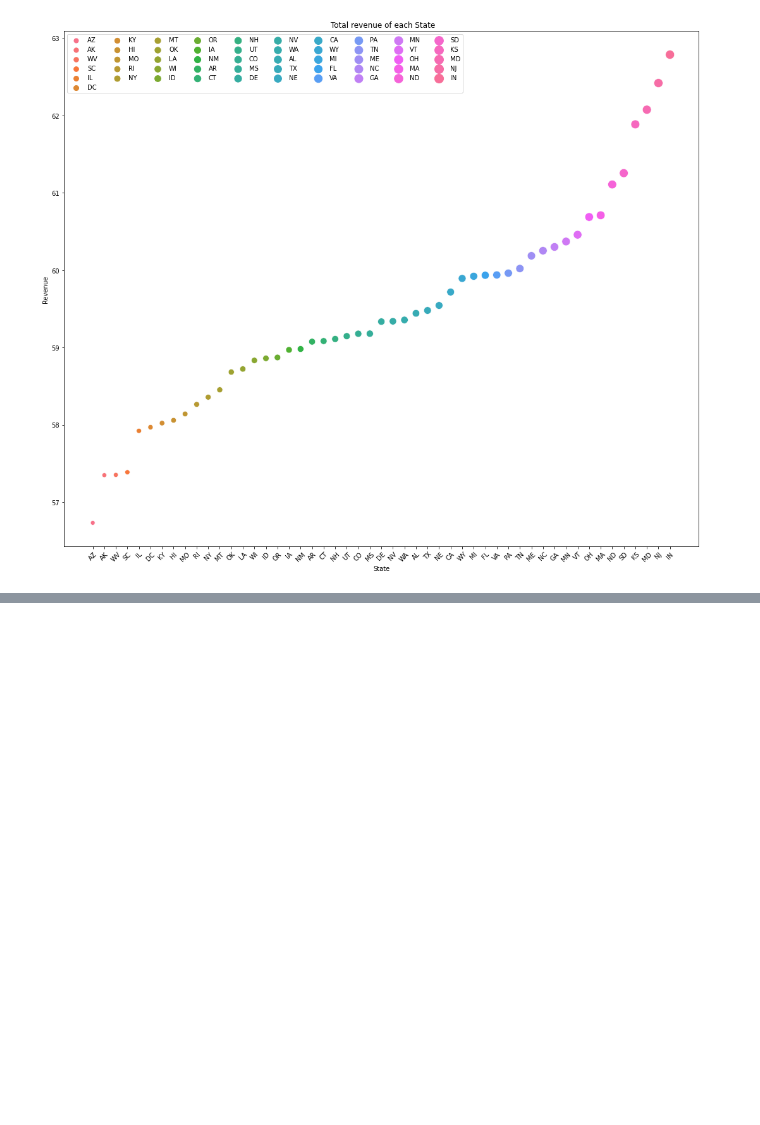
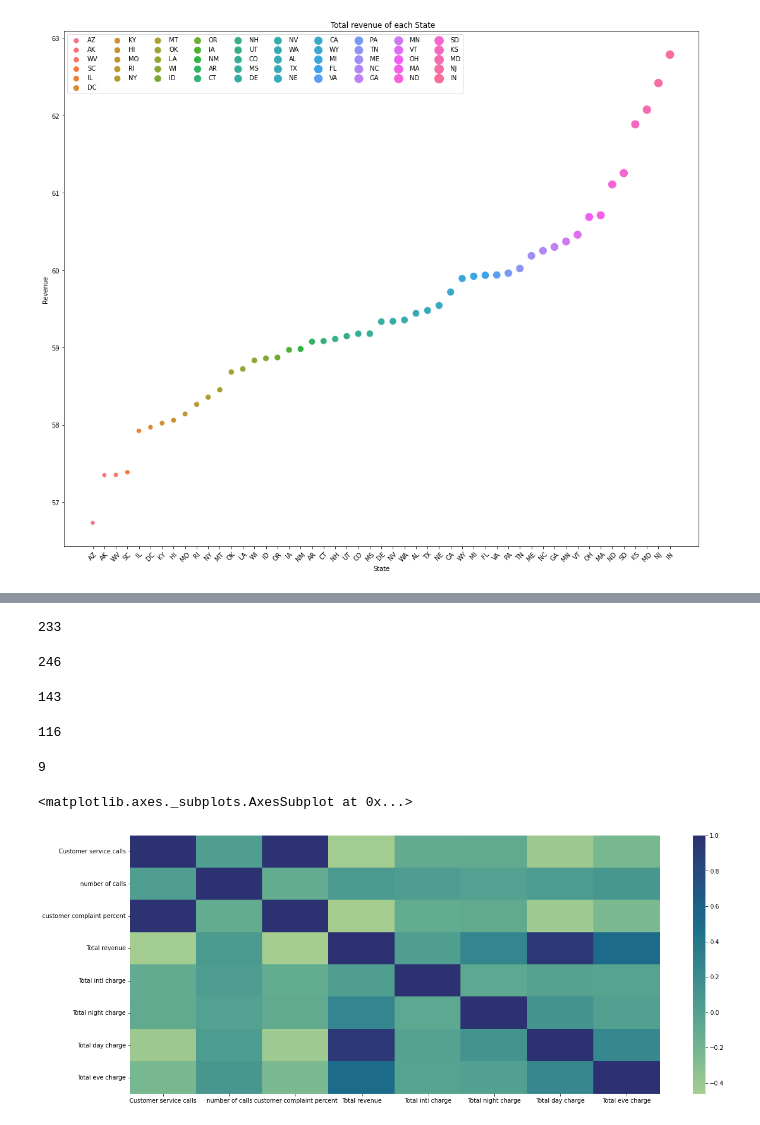
Before and after one commit to parasgupta1995/Almabetter-Capstone-project, a Jupyter notebook: Telecom_Churn_Analysis_Capstone_Project.ipynb, the cells around one changed output, grey strips where cells are left out. Drawn from its saved outputs; the diff is of its cells as text; code cells hidden in the pictures; blank space fills up the shorter version.

```diff
--- a/Telecom_Churn_Analysis_Capstone_Project.ipynb
+++ b/Telecom_Churn_Analysis_Capstone_Project.ipynb
@@ -306 +335,3 @@ plt.legend(ncol=10)
+# %%
+df['customer complaint percent']=df.apply(lambda x: round((x['Customer service calls']/x['number of calls']*100),2),axis=1)
 # %%
@@ -316,2 +353,0 @@ def percent_customer_service_call(customercall,total,arg):
-# %%
-df['reason for churn']=df[df['Churn']==True].reset_index().sort_values(by='State').apply(lambda x: percent_customer_service_call(x['Customer service calls'],x['number of calls'],x['Account length']),axis=1)
@@ -336,0 +374,27 @@ Name: Account length, Length: 212, dtype: int64
+# %%
+da[cond4]['Churn'].count()
+# %% [output]
+233
+# %%
+da[cond5]['Churn'].count()
+# %% [output]
+246
+# %%
+da[cond6]['Churn'].count()
+# %% [output]
+143
+# %%
+da[cond7]['Churn'].count()
+# %% [output]
+116
+# %%
+da[cond1 & cond2 & cond3 & cond4 ]['Churn'].count()
+# %% [output]
+9
+# %%
+heat_data=df[df['Churn']==True][['Customer service calls','number of calls','customer complaint percent','Total revenue','Total intl charge','Total night charge','Total day charge','Total eve charge']]
+heatmap_corr=a.corr()
+sns.heatmap(heatmap_corr,cmap="crest")
+# %% [output]
+<matplotlib.axes._subplots.AxesSubplot at 0x...>
+[figure, added]
```
Also changed, not shown: parts of 11 cells of this notebook.
